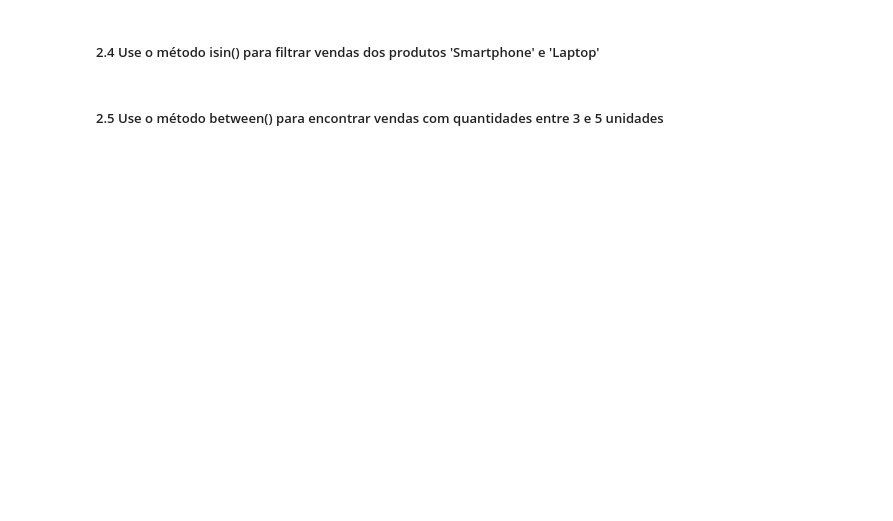
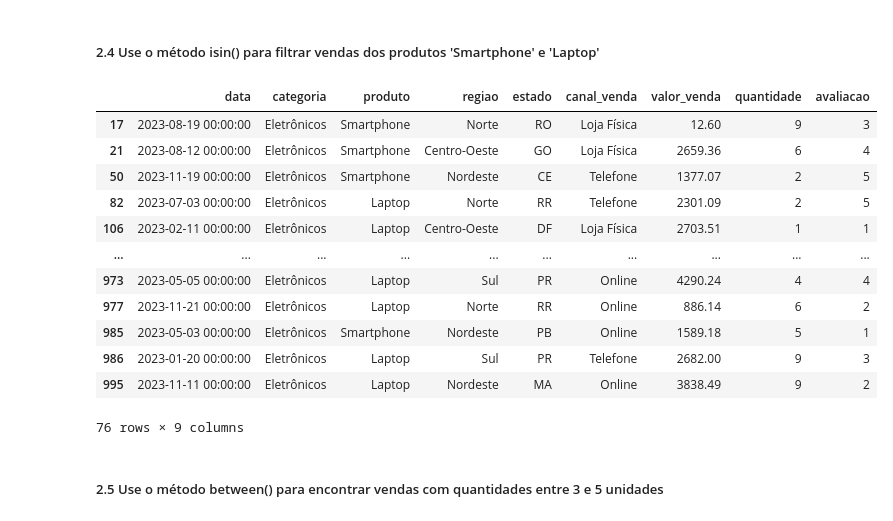
Before and after one commit to Andr3Dav1d/2_etapa_lads, a Jupyter notebook: desafio_2_etapa.ipynb, the cells around one changed output. Cells and saved outputs as stored; diff of their text form; code cells hidden in the pictures; blank space fills up the shorter version.

```diff
--- a/desafio_2_etapa.ipynb
+++ b/desafio_2_etapa.ipynb
@@ -435,7 +543,22 @@ Agora, pratique a seleção e filtragem de dados com os seguintes exercícios:
 # %% [markdown]
 ##### 2.4 Use o método isin() para filtrar vendas dos produtos 'Smartphone' e 'Laptop'
 # %%
-# SEU CÓDIGO AQUI
+eletronicos = ['Smartphone', 'Laptop']
+df_vendas[df_vendas['produto'].isin(eletronicos)]
+# %% [output]
+|  | data | categoria | produto | regiao | estado | canal_venda | valor_venda | quantidade | avaliacao |
+| 17 | 2023-08-19 00:00:00 | Eletrônicos | Smartphone | Norte | RO | Loja Física | 12.60 | 9 | 3 |
+| 21 | 2023-08-12 00:00:00 | Eletrônicos | Smartphone | Centro-Oeste | GO | Loja Física | 2659.36 | 6 | 4 |
+| 50 | 2023-11-19 00:00:00 | Eletrônicos | Smartphone | Nordeste | CE | Telefone | 1377.07 | 2 | 5 |
+| 82 | 2023-07-03 00:00:00 | Eletrônicos | Laptop | Norte | RR | Telefone | 2301.09 | 2 | 5 |
+| 106 | 2023-02-11 00:00:00 | Eletrônicos | Laptop | Centro-Oeste | DF | Loja Física | 2703.51 | 1 | 1 |
+| ... | ... | ... | ... | ... | ... | ... | ... | ... | ... |
+| 973 | 2023-05-05 00:00:00 | Eletrônicos | Laptop | Sul | PR | Online | 4290.24 | 4 | 4 |
+| 977 | 2023-11-21 00:00:00 | Eletrônicos | Laptop | Norte | RR | Online | 886.14 | 6 | 2 |
+| 985 | 2023-05-03 00:00:00 | Eletrônicos | Smartphone | Nordeste | PB | Online | 1589.18 | 5 | 1 |
+| 986 | 2023-01-20 00:00:00 | Eletrônicos | Laptop | Sul | PR | Telefone | 2682.00 | 9 | 3 |
+| 995 | 2023-11-11 00:00:00 | Eletrônicos | Laptop | Nordeste | MA | Online | 3838.49 | 9 | 2 |
+76 rows × 9 columns
 # %% [markdown]
 ##### 2.5 Use o método between() para encontrar vendas com quantidades entre 3 e 5 unidades
 # %%
```
Also changed, not shown: parts of 24 cells of this notebook.
